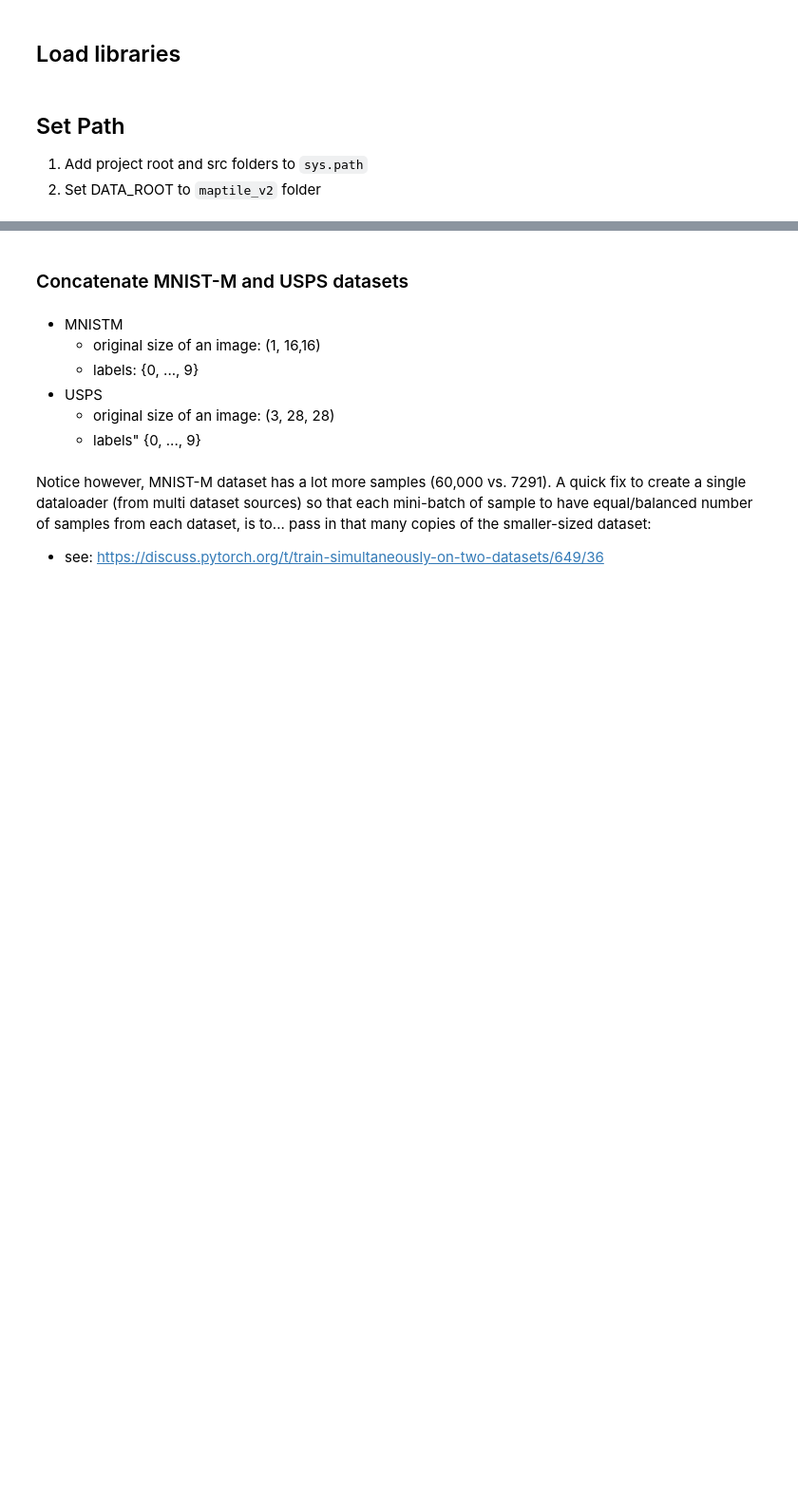
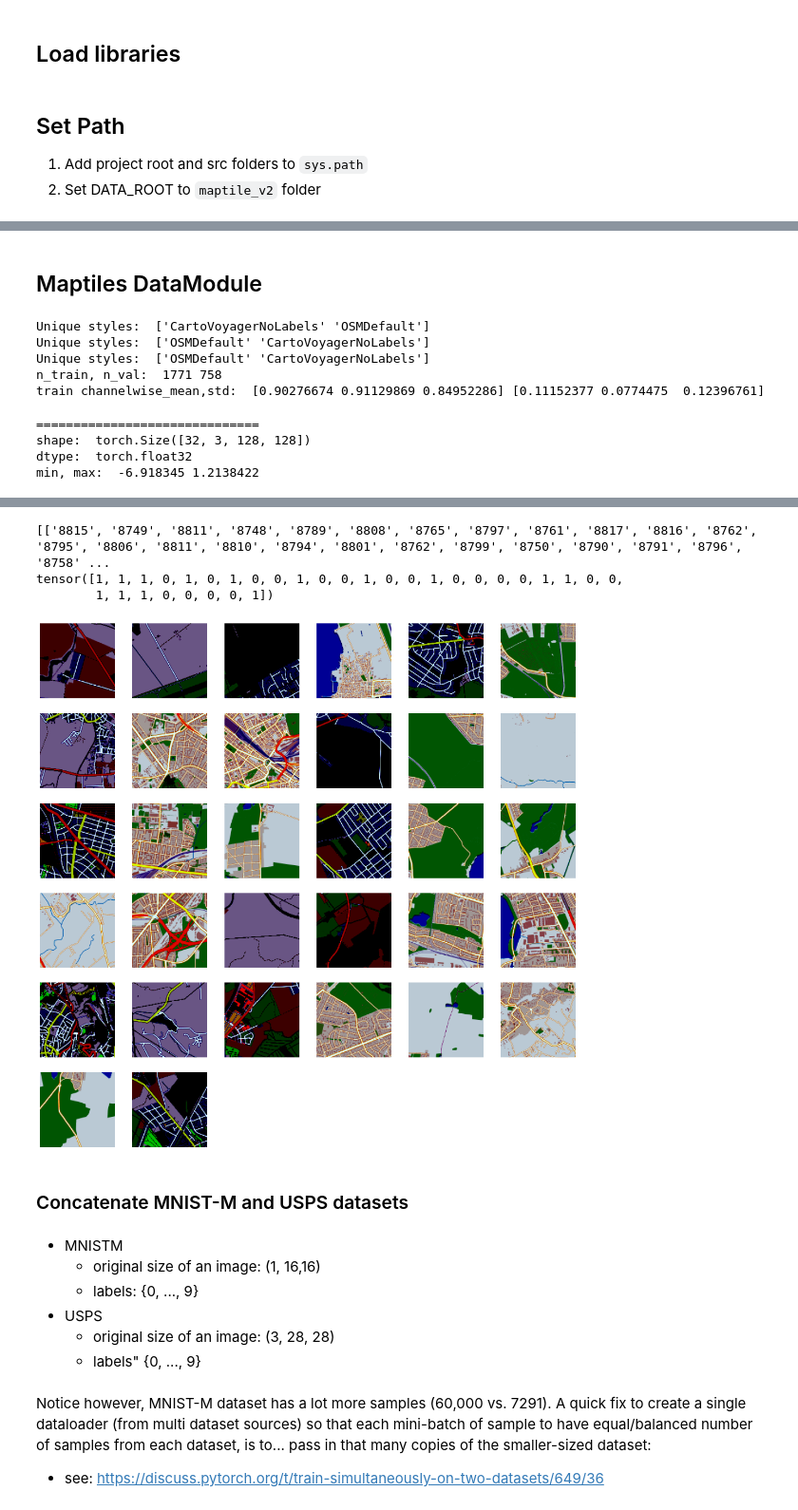
Before and after one commit to cocoaaa/Tenenbaum2000, a Jupyter notebook: nbs/01-e-multisource-maptile-datamodule.ipynb, the cells around one changed output, grey strips where cells are left out. Shown at 95% size. Cells and saved outputs as stored; diff of their text form; code cells hidden in the pictures; blank space fills up the shorter version.

```diff
--- a/nbs/01-e-multisource-maptile-datamodule.ipynb
+++ b/nbs/01-e-multisource-maptile-datamodule.ipynb
@@ -99,0 +157,3 @@ from PIL import Image
+# %% [markdown]
+
+## Maptiles DataModule
@@ -99,0 +162,37 @@ from PIL import Image
+# %%
+# Instantiate data module
+data_root = Path("/data/hayley-old/maptiles_v2/")
+cities = ['berlin', 'rome'] #['paris']
+styles = ['OSMDefault', 'CartoVoyagerNoLabels']#'StamenWatercolor']#, 'StamenTonerLines']
+zooms = ['14']
+in_shape = (3,128,128)
+batch_size = 32
+
+dm = MultiMaptilesDataModule(
+    data_root=data_root,
+    cities=cities,
+    styles=styles,
+    zooms=zooms,
+    in_shape=in_shape,
+    batch_size=batch_size,
+)
+dm.setup('fit')
+# %% [output]
+Unique styles:  ['CartoVoyagerNoLabels' 'OSMDefault']
+Unique styles:  ['OSMDefault' 'CartoVoyagerNoLabels']
+Unique styles:  ['OSMDefault' 'CartoVoyagerNoLabels']
+n_train, n_val:  1771 758
+train channelwise_mean,std:  [0.90276674 0.91129869 0.84952286] [0.11152377 0.0774475  0.12396761]
+# %%
+dl = dm.train_dataloader()
+batch = next(iter(dl))
+x, label_c, label_s = dm.unpack(batch)
+info(x)
+show_timgs(x)
+print(label_c)
+print(label_s)
+# %% [output]
+==============================
+shape:  torch.Size([32, 3, 128, 128])
+dtype:  torch.float32
+min, max:  -6.918345 1.2138422
@@ -100,3 +216,7 @@ from PIL import Image
+[['8815', '8749', '8811', '8748', '8789', '8808', '8765', '8797', '8761', '8817', '8816', '8762', '8795', '8806', '8811', '8810', '8794', '8801', '8762', '8799', '8750', '8790', '8791', '8796', '8758' ...
+tensor([1, 1, 1, 0, 1, 0, 1, 0, 0, 1, 0, 0, 1, 0, 0, 1, 0, 0, 0, 0, 1, 1, 0, 0,
+        1, 1, 1, 0, 0, 0, 0, 1])
+[figure, added]
 # %% [markdown]
 ### Concatenate MNIST-M and USPS datasets
 # %% [markdown]
```
Also changed, not shown: parts of 10 cells of this notebook, 31 other files.
